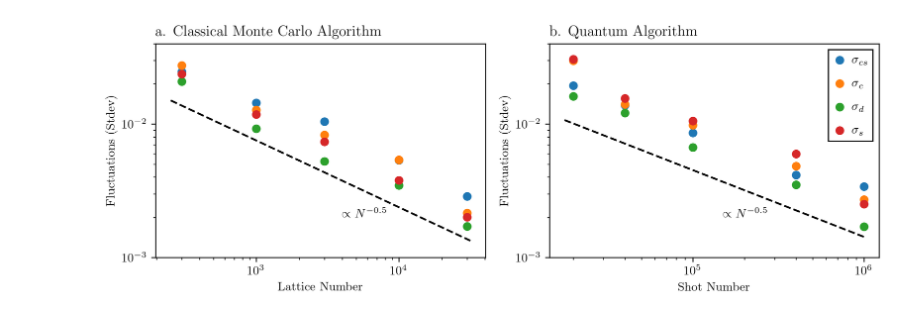
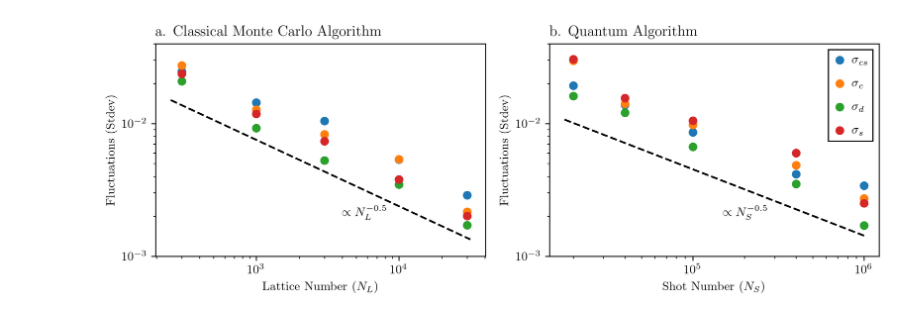
Before and after one commit to kazumasa-ueno/smcm_qc, a Jupyter notebook: plot_for_article.ipynb, the cells around one changed output. Cells and saved outputs as stored; diff of their text form; code cells hidden in the pictures.

```diff
--- a/plot_for_article.ipynb
+++ b/plot_for_article.ipynb
@@ -13,9 +13,9 @@ plt.rcParams["legend.labelspacing"] = 1. # 垂直方向（縦）の距離の各
 plt.rcParams["legend.handletextpad"] = 0.5 # 凡例の線と文字の距離の長さ
 # %%
 # plt.rcParams["font.size"] = 12
-gq = np.loadtxt('results/qsout1e+05.txt', delimiter='\t')
+gq = np.loadtxt('results/qsout4e+04.txt', delimiter='\t')
 gd = np.loadtxt('results/digout.txt')
-gc = np.loadtxt('results/mcout1000.txt')
+gc = np.loadtxt('results/mcout400.txt')
 x = np.linspace(0,100,2000)
 fig = plt.figure(figsize=(9,3.3),dpi=300)
 ax1 = fig.add_subplot(1,2,1)
@@ -44,5 +44,6 @@ for ax, g, title in [ax1,gc,"a. Classical Monte Carlo Algorithm"],[ax2,gq,"b. Qu
 	ax.set_title(title,loc="left")
 ax.legend(loc='center left', bbox_to_anchor=(1.0, 0.25, 0.5, 0.5))
 plt.tight_layout()
+plt.savefig("fig/compare_mc_qa.eps")
 plt.show()
 # %% [output]
@@ -74,7 +75,7 @@ ax1.scatter(x1,dcs)
 # N^-1/2
 N = np.logspace(2.4, 4.5, 100)
 ax1.plot(N,N**(-0.5)/4.2,'k--')
-ax1.text(4000,0.002,'$\\propto N^{-0.5}$')
+ax1.text(4000,0.002,'$\\propto N_L^{-0.5}$')
 
 linear1_cs = np.polyfit(np.log10(x1),np.log10(dccs),1)
 log_y_pred_cs = linear1_cs[1] + linear1_cs[0] * np.log10(x1)
@@ -90,39 +91,40 @@ log_y_pred_s = linear1_s[1] + linear1_s[0] * np.log10(x1)
 # ax1.plot(10**np.log10(x1), 10**log_y_pred_s)
 
 ax1.set_ylim(1e-3,4e-2)
-ax1.set_xlabel("Lattice Number")
+ax1.set_xlabel("Lattice Number ($N_L$)")
 ax1.set_ylabel("Fluctuations (Stdev)")
 ax1.set_title("a. Classical Monte Carlo Algorithm",loc="left")
 
 ax2.set_xscale('log')
 ax2.set_yscale('log')
 x2 = []
 dqcs = []
 dqc = []
 dqd = []
 dqs = []
 for i in [2e4,4e4,1e5,4e5,1e6]:
   gq = np.loadtxt(f'results/qsout{i:.0e}.txt', delimiter='\t')
   dqcs += [statistics.stdev(gq[:,0]-gd[:,0])]
   dqc += [statistics.stdev(gq[:,1]-gd[:,1])]
   dqd += [statistics.stdev(gq[:,2]-gd[:,2])]
   dqs += [statistics.stdev(gq[:,3]-gd[:,3])]
   x2 += [i]
 ax2.scatter(x2,dqcs,label=r"$\sigma_{cs}$")
 ax2.scatter(x2,dqc,label=r"$\sigma_{c}$")
 ax2.scatter(x2,dqd,label=r"$\sigma_{d}$")
 ax2.scatter(x2,dqs,label=r"$\sigma_{s}$")
 # N^-1/2
 N = np.logspace(4.25, 6.0, 100)
 ax2.plot(N,N**(-0.5)/0.7,'k--')
-ax2.text(150000,0.002,'$\\propto N^{-0.5}$')
+ax2.text(150000,0.002,'$\\propto N_S^{-0.5}$')
 
 ax2.set_ylim(1e-3,4e-2)
-ax2.set_xlabel("Shot Number")
+ax2.set_xlabel("Shot Number ($N_S$)")
 ax2.set_ylabel("Fluctuations (Stdev)")
 ax2.set_title("b. Quantum Algorithm",loc="left")
 ax2.legend()
 plt.tight_layout()
+# plt.savefig('fig/variance_mc_qa.eps')
 plt.show()
 # %% [output]
-[figure, old version]
+[figure, new version]
```
Also changed, not shown: parts of 1 cell of this notebook, 1 other file.
